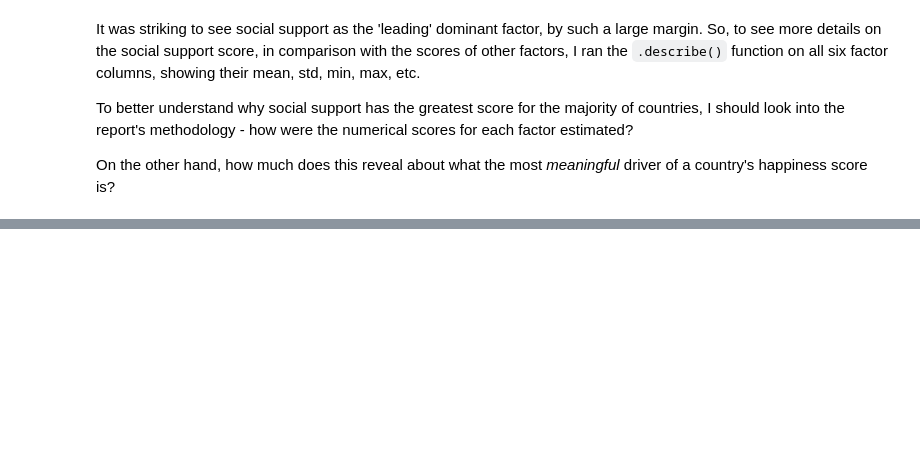
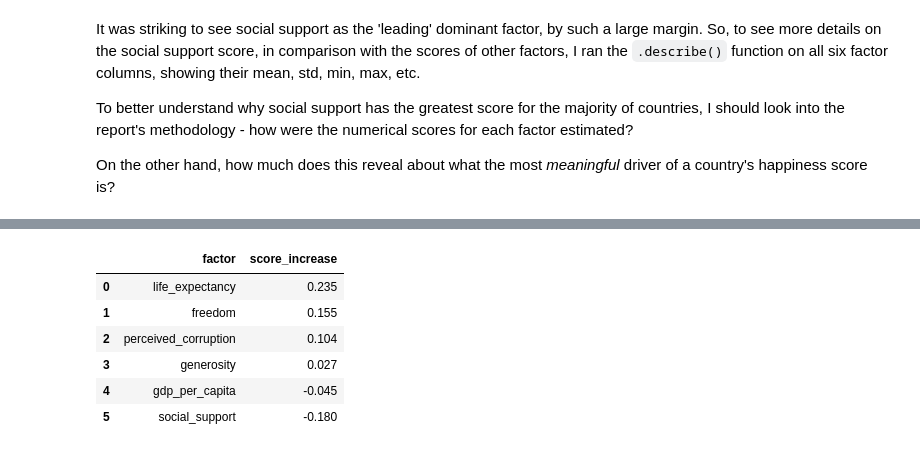
Before and after one commit to kelpppp/world-happiness-practice, a Jupyter notebook: notebook.ipynb, the cells around one changed output, grey strips where cells are left out. Drawn from its saved outputs; the diff is of its cells as text; code cells hidden in the pictures; blank space fills up the shorter version.

```diff
--- a/notebook.ipynb
+++ b/notebook.ipynb
@@ -511,0 +645,10 @@ On the other hand, how much does this reveal about what the most *meaningful* dr
+# %%
+factors = ['gdp_per_capita', 'social_support', 'life_expectancy', 'freedom', 'generosity', 'perceived_corruption']
+
+# add columns to store score increase values for every factor
+for factor in factors:
+    max_diff_row[f'{factor}_increase'] = max_diff_row[f'{factor}_2019'] - max_diff_row[f'{factor}_2018']
+    min_diff_row[f'{factor}_increase'] = min_diff_row[f'{factor}_2019'] - min_diff_row[f'{factor}_2018']
+
+display(max_diff_row)
+display(min_diff_row)
@@ -511,0 +662,35 @@ On the other hand, how much does this reveal about what the most *meaningful* dr
+# %%
+factors = ['gdp_per_capita', 'social_support', 'life_expectancy', 'freedom', 'generosity', 'perceived_corruption']
+
+# make a list of column names for each factor increase score column (ex: 'freedom_increase')
+factor_increases_names = []
+for factor in factors:
+    factor_increases_names.append(f'{factor}_increase')
+# %%
+# Burundi:
+
+# create dataframe containing only columns for factor increase scores
+df_burundi_factor_increases = max_diff_row[factor_increases_names]
+# get list of factor increase scores from created dataframe
+factor_increases_values = df_burundi_factor_increases.iloc[0].tolist()
+
+# create dict of lists to store data to be converted into dataframe
+    # pass list of factor names as values in 'factor' column
+    # pass list of factor increase scores as values in 'score_increase' column
+burundi_data = {
+    "factor": factors,
+    "score_increase": factor_increases_values
+}
+
+# create new dataframe for burundi with the dict
+df_burundi_factors_diff = pd.DataFrame(burundi_data) \
+                            .sort_values(by='score_increase', ascending=False).reset_index(drop=True)
+df_burundi_factors_diff
+# %% [output]
+|  | factor | score_increase |
+| 0 | life_expectancy | 0.235 |
+| 1 | freedom | 0.155 |
+| 2 | perceived_corruption | 0.104 |
+| 3 | generosity | 0.027 |
+| 4 | gdp_per_capita | -0.045 |
+| 5 | social_support | -0.180 |
```
Also changed, not shown: parts of 22 cells of this notebook.
